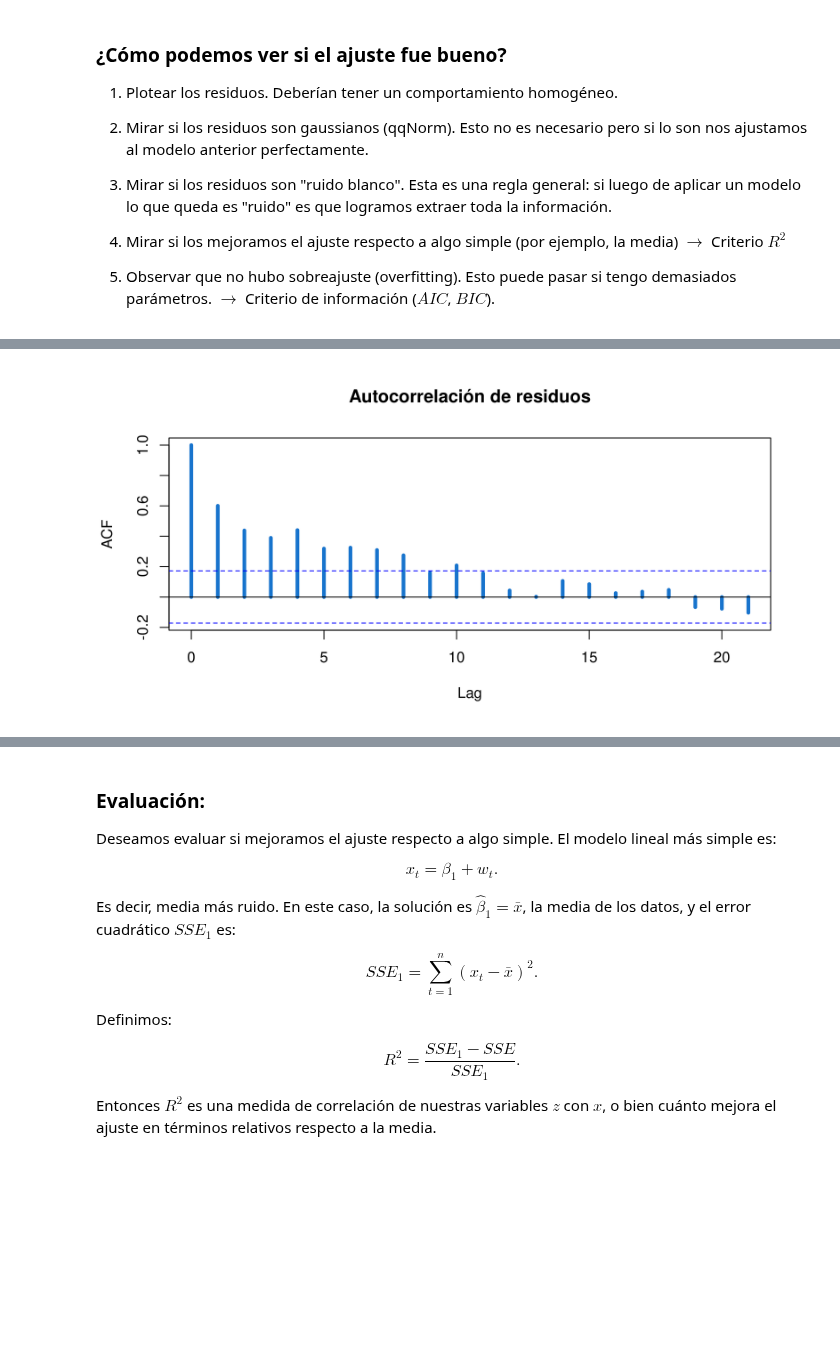
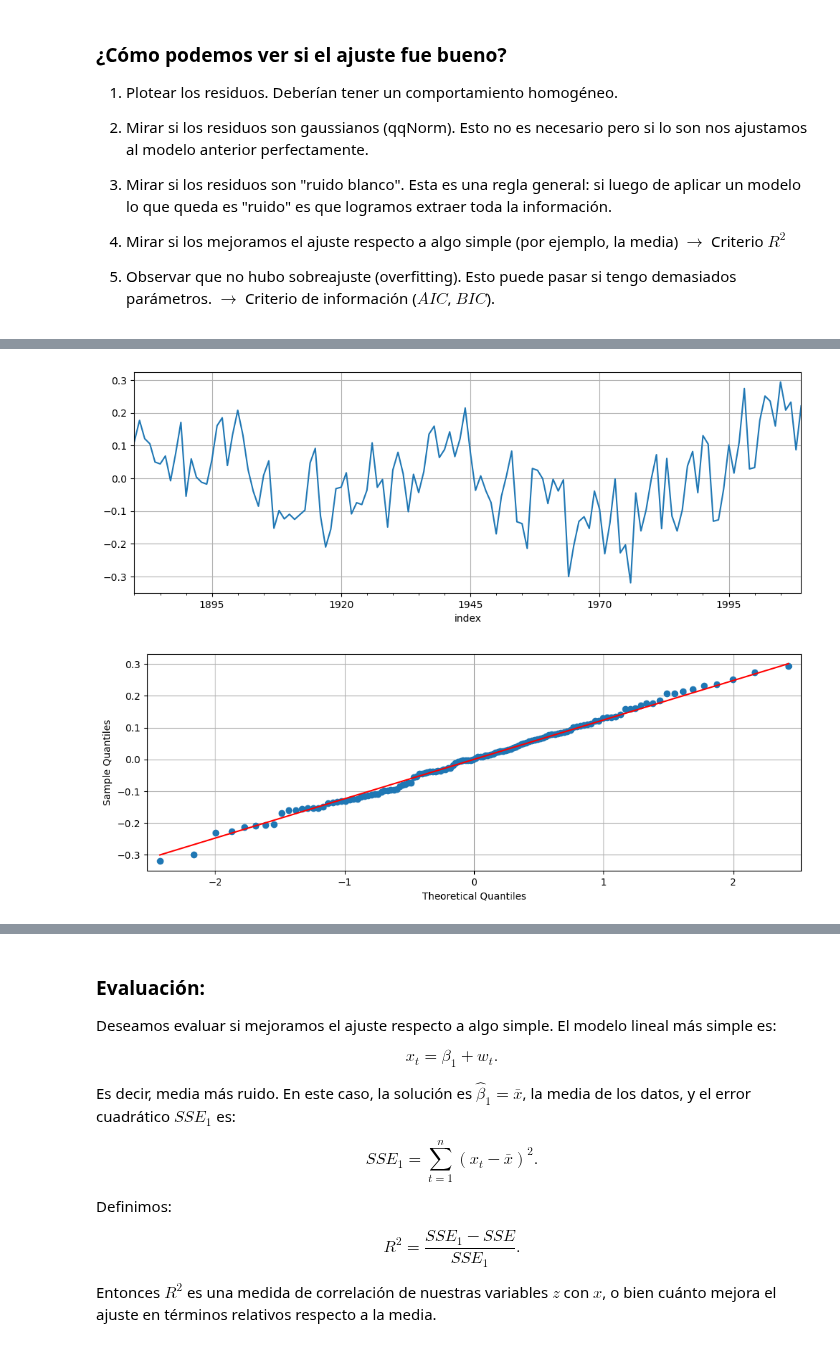
Before and after one commit to aferragu/curso_series_temporales, a Jupyter notebook: 2- Analisis exploratorio/Analisis Exploratorio de Series Temporales - Parte 1.ipynb, the cells around one changed output, grey strips where cells are left out. Saved outputs shown, nothing was run; the diff lists cells and outputs as text; code cells hidden in the pictures; blank space fills up the shorter version.

```diff
--- a/2- Analisis exploratorio/Analisis Exploratorio de Series Temporales - Parte 1.ipynb
+++ b/2- Analisis exploratorio/Analisis Exploratorio de Series Temporales - Parte 1.ipynb
@@ -214,4 +214,10 @@ qqline(residuals(fit))
-# %%
-acf(residuals(fit), col=4, lwd=4, main="Autocorrelación de residuos")
-# %% [output]
-[figure, removed]
+# %%
+residuos = fit.resid
+residuos.plot();
+# %% [output]
+[figure, added]
+# %%
+## QQ-plot es una verificación de gaussianidad.
+sm.qqplot(residuos, line="s");
+# %% [output]
+[figure, added]
```
Also changed, not shown: parts of 32 cells of this notebook.
